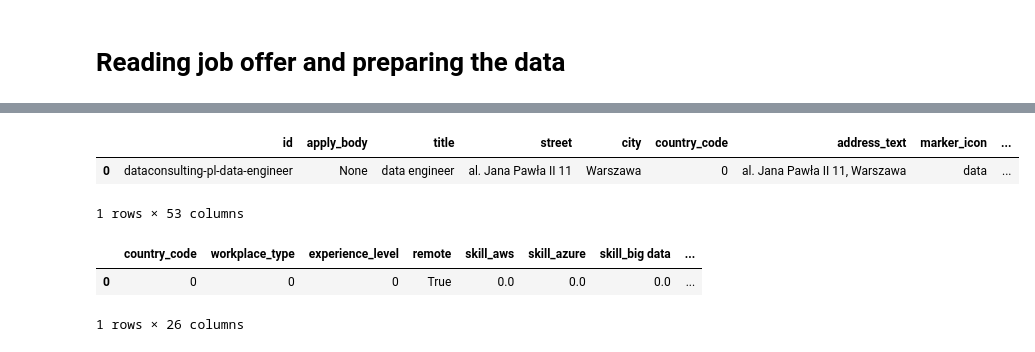
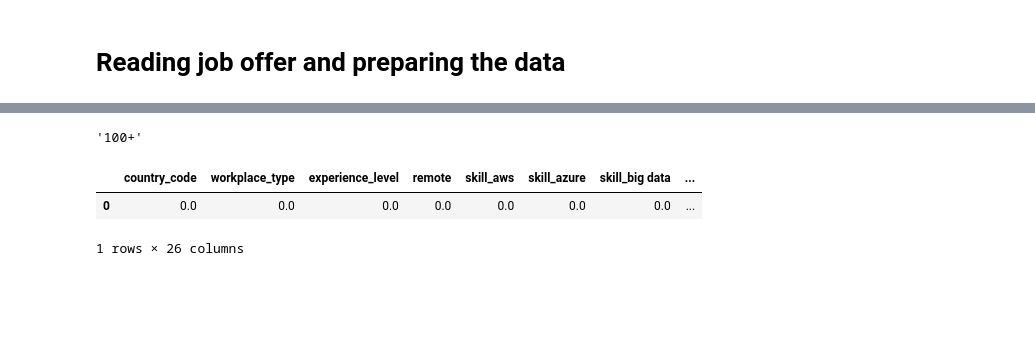
Before and after one commit to dmarszalik/just-join-it-salaries, a Jupyter notebook: Predict_salaries_project.ipynb, the cells around one changed output, grey strips where cells are left out. Saved outputs shown, nothing was run; the diff lists cells and outputs as text; code cells hidden in the pictures; blank space fills up the shorter version.

```diff
--- a/Predict_salaries_project.ipynb
+++ b/Predict_salaries_project.ipynb
@@ -925,0 +956,4 @@ aggregated_offer_df['country_code']= label_encoder.fit_transform(aggregated_offe
+# %%
+offer_employment['company_size'][0]
+# %% [output]
+'100+'
@@ -926,6 +982,6 @@ aggregated_offer_df['country_code']= label_encoder.fit_transform(aggregated_offe
 # %%
-aggregated_offer_df.sample()
+offer_scaled.sample()
 # %% [output]
-|  | id | apply_body | title | street | city | country_code | address_text | marker_icon | ... |
-| 0 | dataconsulting-pl-data-engineer | None | data engineer | al. Jana Pawła II 11 | Warszawa | 0 | al. Jana Pawła II 11, Warszawa | data | ... |
+|  | country_code | workplace_type | experience_level | remote | skill_aws | skill_azure | skill_big data | ... |
+| 0 | 0.0 | 0.0 | 0.0 | 0.0 | 0.0 | 0.0 | 0.0 | ... |
-1 rows × 53 columns
+1 rows × 26 columns
@@ -970,8 +988,2 @@ offer_scaled = pd.DataFrame(scl.fit_transform(offer), columns = offer.columns)
-# %%
-offer
-# %% [output]
-|  | country_code | workplace_type | experience_level | remote | skill_aws | skill_azure | skill_big data | ... |
-| 0 | 0 | 0 | 0 | True | 0.0 | 0.0 | 0.0 | ... |
-1 rows × 26 columns
 # %%
 # Predict on the test set
```
Also changed, not shown: parts of 47 cells of this notebook, 1 other file.
